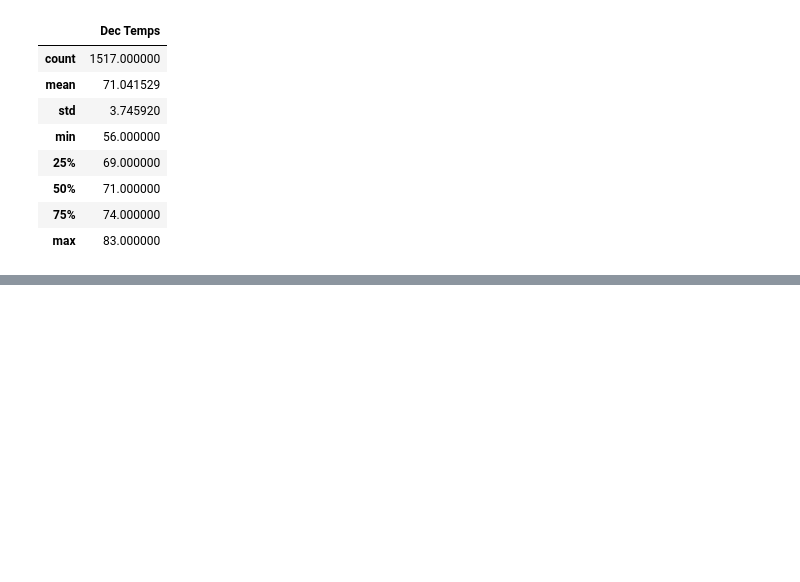
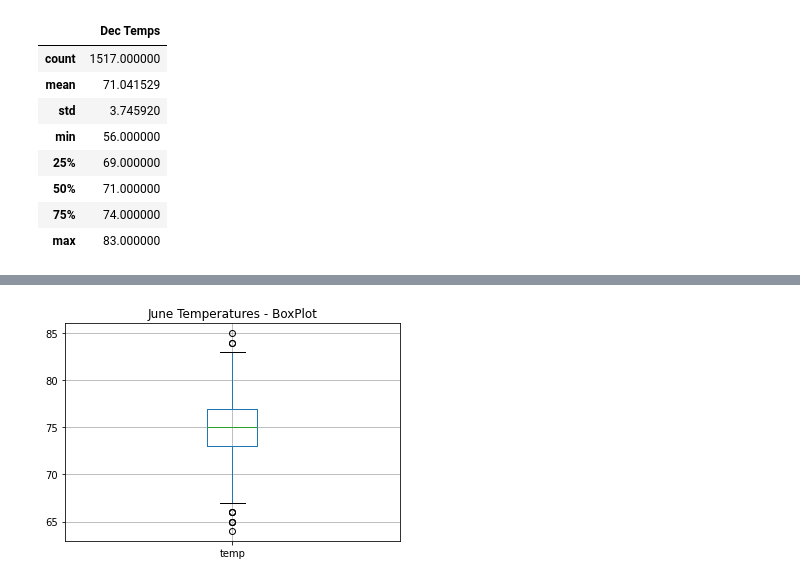
Before and after one commit to asyed9394/UofTSCS_DA_BC_2020_21_surfs_up, a Jupyter notebook: SurfsUp_Challenge.ipynb, the cells around one changed output, grey strips where cells are left out. Cells and saved outputs as stored; diff of their text form; code cells hidden in the pictures; blank space fills up the shorter version.

```diff
--- a/SurfsUp_Challenge.ipynb
+++ b/SurfsUp_Challenge.ipynb
@@ -160,0 +166,6 @@ dec_temp_df.describe()
+# %%
+ax=june_temp_df.boxplot()
+ax.set_title('June Temperatures - BoxPlot')
+ax.figure.savefig("Images/Jun_boxplot.png")
+# %% [output]
+[figure, added]
```
Also changed, not shown: parts of 4 cells of this notebook, 3 other files.
